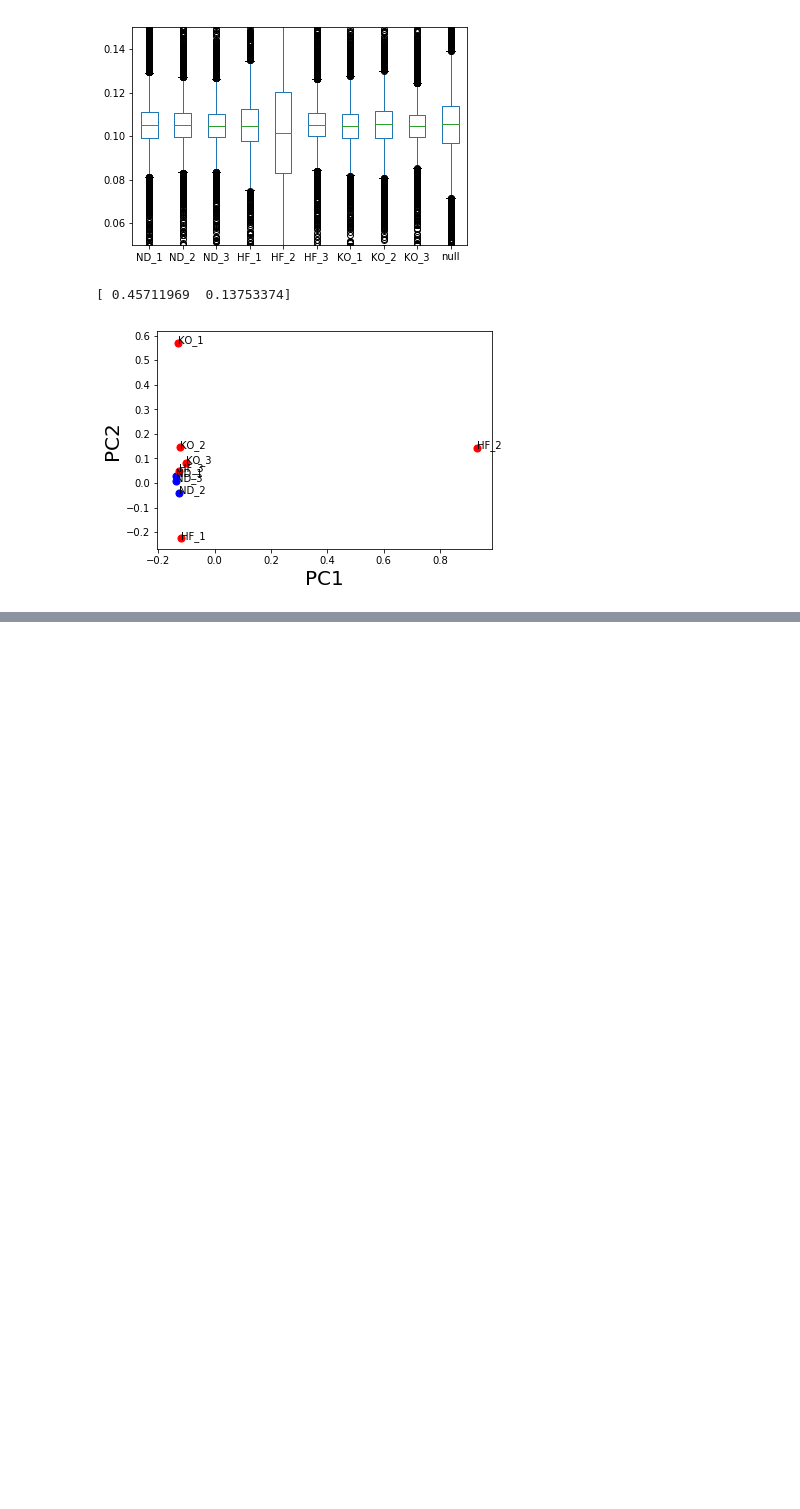
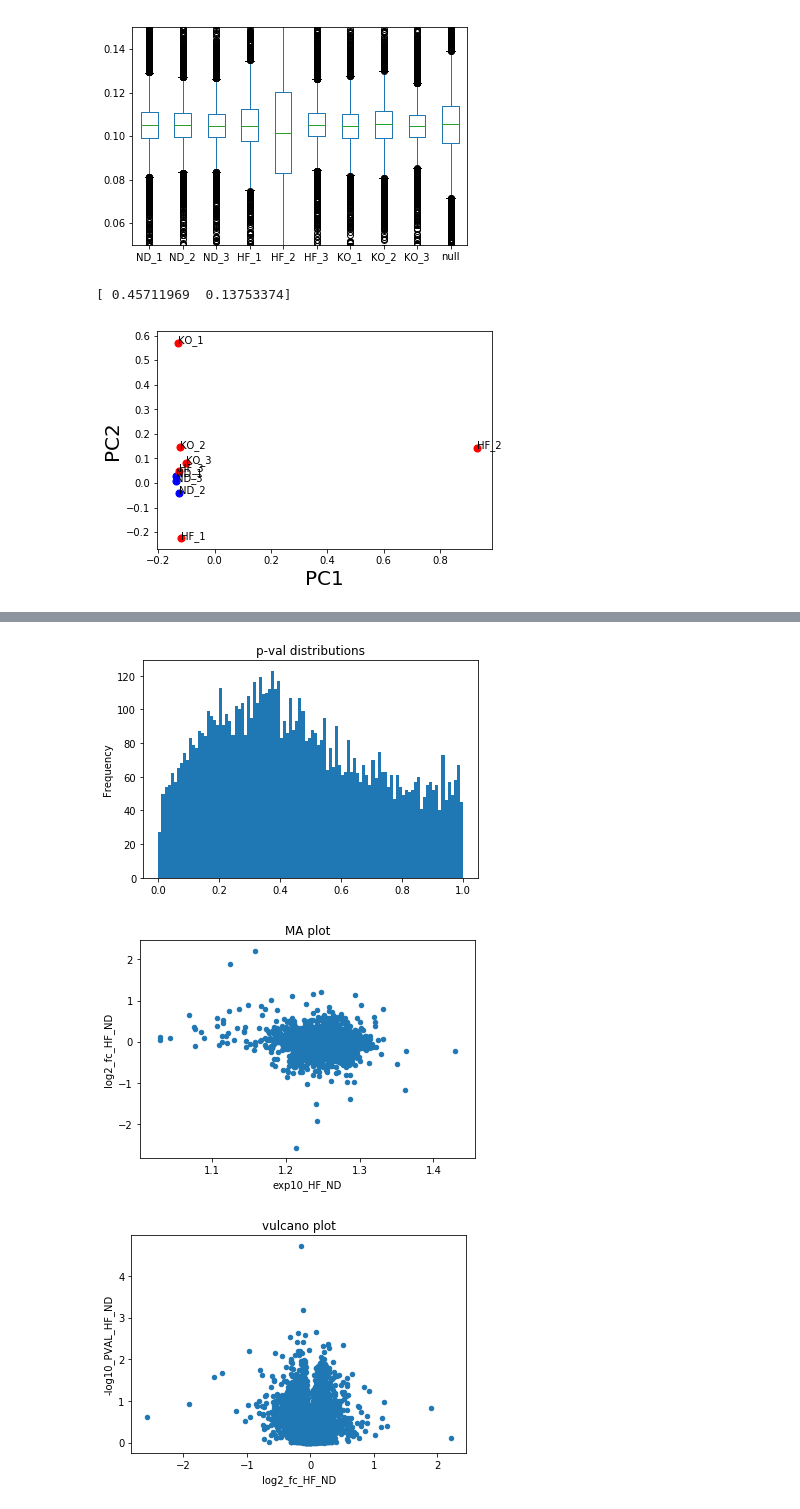
Before and after one commit to mtinti/jennie_analysis, a Jupyter notebook: analysis-hypo.ipynb, the cells around one changed output, grey strips where cells are left out. Saved outputs shown, nothing was run; the diff lists cells and outputs as text; code cells hidden in the pictures; blank space fills up the shorter version.

```diff
--- a/analysis-hypo.ipynb
+++ b/analysis-hypo.ipynb
@@ -76 +79,10 @@ norm_df.reset_index(drop=True).sort_values('log2_fc_HF_ND',ascending=False).head
+# %%
+#t-test between normal diet and high fat diet
+from scipy.stats import ttest_ind
+onesample_results = ttest_ind(norm_df[['HF_1','HF_2','HF_3']].T, norm_df[['ND_1','ND_2','ND_3']].T)
+utilities.make_analysis(norm_df, onesample_results, tag='HF_ND')
+# %% [output]
+[figure, added]
+[figure, added]
+[figure, added]
 # %%
```
Also changed, not shown: parts of 19 cells of this notebook, 8 other files.
